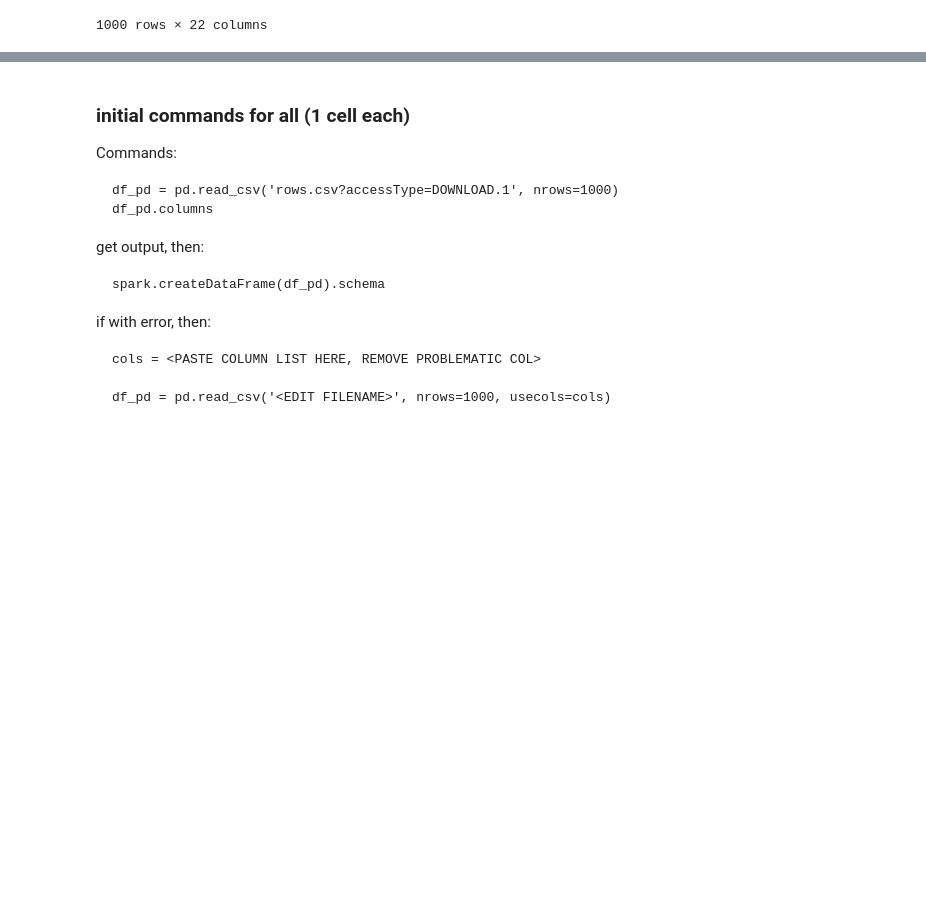
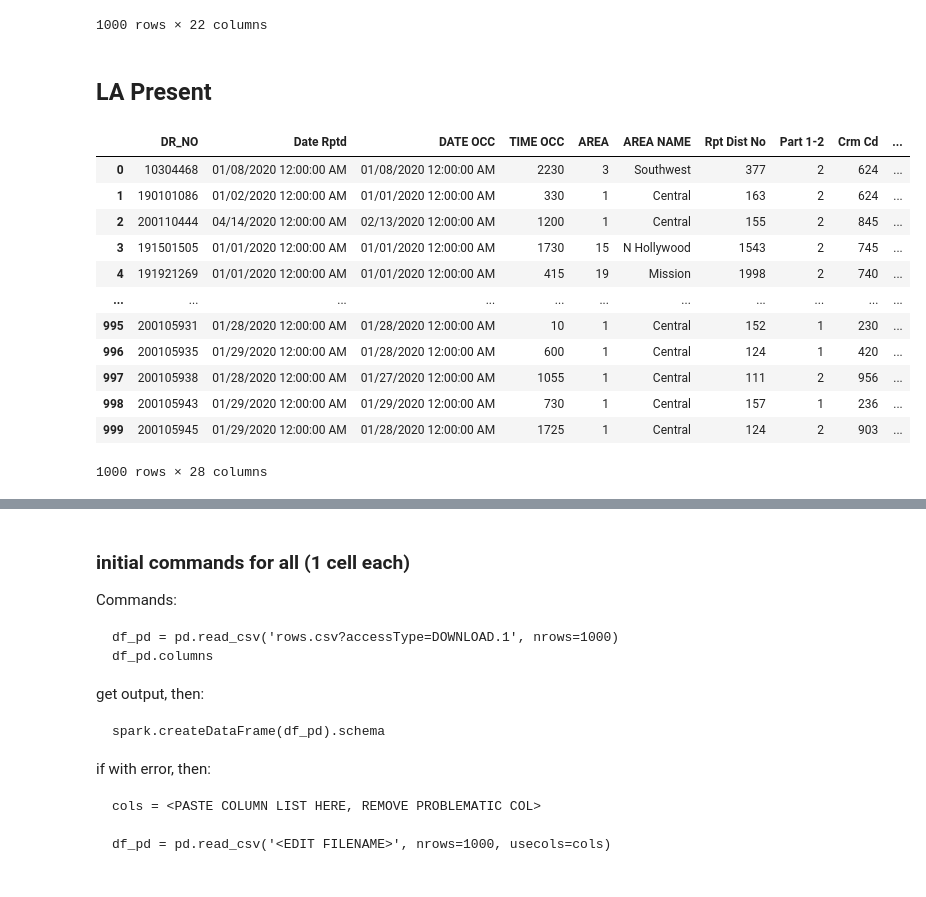
Before and after one commit to annab999/dpl-us-city-crimes, a Jupyter notebook: spark/project_file_read.ipynb, the cells around one changed output, grey strips where cells are left out. Saved outputs shown, nothing was run; the diff lists cells and outputs as text; code cells hidden in the pictures; blank space fills up the shorter version.

```diff
--- a/spark/project_file_read.ipynb
+++ b/spark/project_file_read.ipynb
@@ -113,4 +120,4 @@ san francisco: `2129526 rows.csv?accessType=DOWNLOAD.2`
 # %%
-df_pd = pd.read_csv('chicago2020.csv', nrows=1000)
+df_pd = pd.read_csv('laPresent.csv', nrows=1000)
 df_pd.columns
 # %% [output]
@@ -155,3 +150,22 @@ df_pd
 | 998 | 10225980 | HY434905 | 09/06/2015 08:49:00 PM | 005XX S CENTRAL AVE | 1811 | NARCOTICS | POSS: CANNABIS 30GMS OR LESS | STREET | ... |
 | 999 | 10225981 | HY413333 | 09/06/2015 10:51:00 PM | 044XX N KIMBALL AVE | 051A | ASSAULT | AGGRAVATED: HANDGUN | STREET | ... |
 1000 rows × 22 columns
+# %% [markdown]
+## LA Present
+# %%
+pd.set_option('display.max_columns', None)
+df_pd
+# %% [output]
+|  | DR_NO | Date Rptd | DATE OCC | TIME OCC | AREA | AREA NAME | Rpt Dist No | Part 1-2 | Crm Cd | ... |
+| 0 | 10304468 | 01/08/2020 12:00:00 AM | 01/08/2020 12:00:00 AM | 2230 | 3 | Southwest | 377 | 2 | 624 | ... |
+| 1 | 190101086 | 01/02/2020 12:00:00 AM | 01/01/2020 12:00:00 AM | 330 | 1 | Central | 163 | 2 | 624 | ... |
+| 2 | 200110444 | 04/14/2020 12:00:00 AM | 02/13/2020 12:00:00 AM | 1200 | 1 | Central | 155 | 2 | 845 | ... |
+| 3 | 191501505 | 01/01/2020 12:00:00 AM | 01/01/2020 12:00:00 AM | 1730 | 15 | N Hollywood | 1543 | 2 | 745 | ... |
+| 4 | 191921269 | 01/01/2020 12:00:00 AM | 01/01/2020 12:00:00 AM | 415 | 19 | Mission | 1998 | 2 | 740 | ... |
+| ... | ... | ... | ... | ... | ... | ... | ... | ... | ... | ... |
+| 995 | 200105931 | 01/28/2020 12:00:00 AM | 01/28/2020 12:00:00 AM | 10 | 1 | Central | 152 | 1 | 230 | ... |
+| 996 | 200105935 | 01/29/2020 12:00:00 AM | 01/28/2020 12:00:00 AM | 600 | 1 | Central | 124 | 1 | 420 | ... |
+| 997 | 200105938 | 01/28/2020 12:00:00 AM | 01/27/2020 12:00:00 AM | 1055 | 1 | Central | 111 | 2 | 956 | ... |
+| 998 | 200105943 | 01/29/2020 12:00:00 AM | 01/29/2020 12:00:00 AM | 730 | 1 | Central | 157 | 1 | 236 | ... |
+| 999 | 200105945 | 01/29/2020 12:00:00 AM | 01/28/2020 12:00:00 AM | 1725 | 1 | Central | 124 | 2 | 903 | ... |
+1000 rows × 28 columns
```
Also changed, not shown: parts of 11 cells of this notebook, 2 other files.
